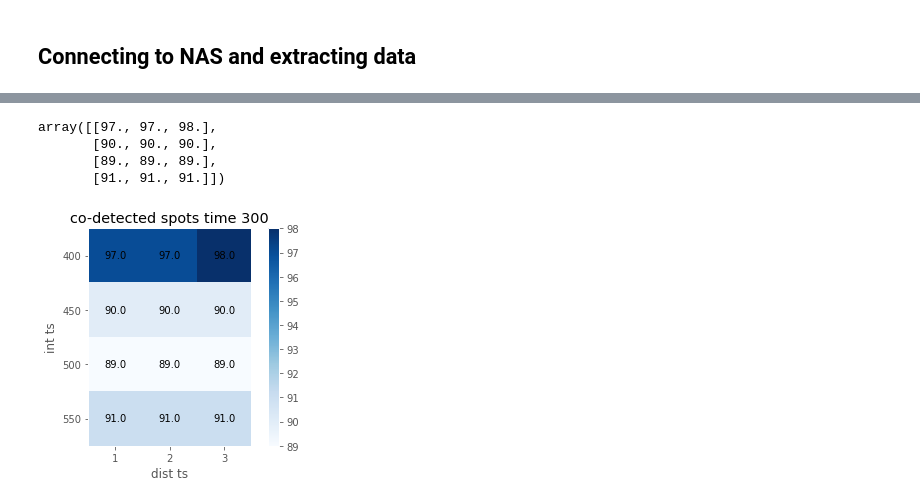
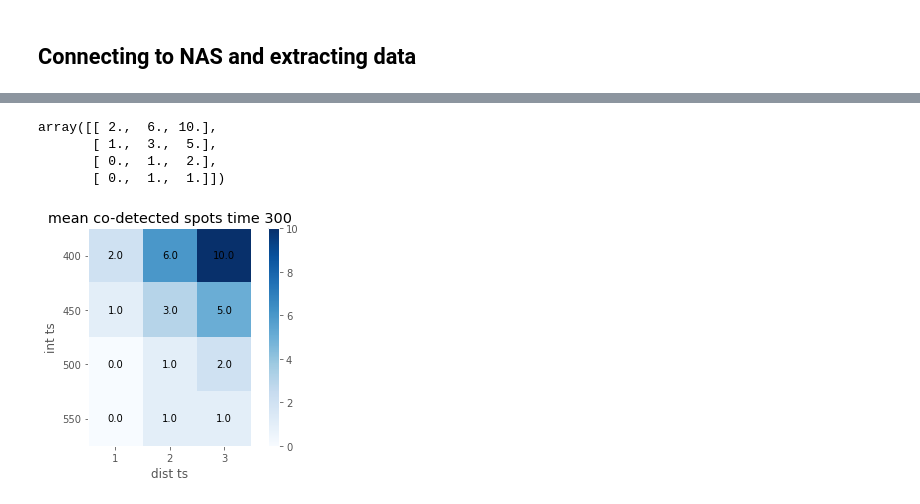
Before and after one commit to MunskyGroup/FISH_Processing, a Jupyter notebook: notebooks/FISH_data_interpretaton_Huy_displaying_data.ipynb, the cells around one changed output, grey strips where cells are left out. Drawn from its saved outputs; the diff is of its cells as text; code cells hidden in the pictures.

```diff
--- a/notebooks/FISH_data_interpretaton_Huy_displaying_data.ipynb
+++ b/notebooks/FISH_data_interpretaton_Huy_displaying_data.ipynb
@@ -135,8 +161,17 @@ plt.show()
 # %%
 matrix_number_spots_tme_18 = np.zeros( (len(list_thresholds_intensity),len(list_thresholds_distance)) )
+matrix_both_by_total_time_18 = np.zeros( (len(list_thresholds_intensity),len(list_thresholds_distance)) )
+
 for int, ts_intensity in enumerate(list_thresholds_intensity):
     for d, ts_distance in enumerate(list_thresholds_distance):
         df_name_loop = 'MS2_CY5_time_18_int_'+str(ts_intensity)+'_dist_'+str(ts_distance)
-        matrix_number_spots_tme_18[int, d] = np.round( dic_dataframes[df_name_loop].values.mean(), 0)
+        matrix_both_by_total_time_18[int, d] =   np.round(
+                                                np.mean (
+                                                np.nan_to_num(
+                                                np.divide( dic_dataframes[df_name_loop]['num_0_1'].values ,  dic_dataframes[df_name_loop]['total'].values)
+                                                )
+                                                )
+                                                ,2)
+        matrix_number_spots_tme_18[int, d] = np.round( dic_dataframes[df_name_loop]['num_0_1'].values.mean(), 0)
 matrix_number_spots_tme_18
 # %% [output]
@@ -163,0 +199,15 @@ plt.show()
+# %%
+fig, ax = plt.subplots(1,1)
+img = ax.imshow(matrix_both_by_total_time_18,cmap='Greens')
+for (j,i),label in np.ndenumerate(matrix_both_by_total_time_18):
+    ax.text(i,j,label,ha='center',va='center')
+ax.set_yticks([0,1,2,3])
+ax.set_xticks([0,1,2])
+ax.set_xticklabels(list_thresholds_distance)
+ax.set_yticklabels(list_thresholds_intensity)
+ax.set_xlabel('dist ts')
+ax.set_ylabel('int ts')
+ax.set_title(r'mean co-detected_div_total at time 18')
+fig.colorbar(img)
+plt.grid(None)
+plt.show()
@@ -164,29 +216,38 @@ plt.show()
 # %%
 matrix_number_spots_tme_300 = np.zeros( (len(list_thresholds_intensity),len(list_thresholds_distance)) )
+matrix_both_by_total_time_300 = np.zeros( (len(list_thresholds_intensity),len(list_thresholds_distance)) )
+
 for int, ts_intensity in enumerate(list_thresholds_intensity):
     for d, ts_distance in enumerate(list_thresholds_distance):
         df_name_loop = 'MS2_CY5_time_300_int_'+str(ts_intensity)+'_dist_'+str(ts_distance)
-        matrix_number_spots_tme_300[int, d] = np.round( dic_dataframes[df_name_loop].values.mean(), 0)
+        matrix_both_by_total_time_18[int, d] =   np.round(
+                                                np.mean (
+                                                np.nan_to_num(
+                                                np.divide( dic_dataframes[df_name_loop]['num_0_1'].values ,  dic_dataframes[df_name_loop]['total'].values)
+                                                )
+                                                )
+                                                ,2)
+        matrix_number_spots_tme_300[int, d] = np.round( dic_dataframes[df_name_loop]['num_0_1'].values.mean(), 0)
 matrix_number_spots_tme_300
 # %% [output]
-array([[97., 97., 98.],
-       [90., 90., 90.],
-       [89., 89., 89.],
-       [91., 91., 91.]])
+array([[ 2.,  6., 10.],
+       [ 1.,  3.,  5.],
+       [ 0.,  1.,  2.],
+       [ 0.,  1.,  1.]])
 # %%
 fig, ax = plt.subplots(1,1)
 img = ax.imshow(matrix_number_spots_tme_300,cmap='Blues')
 for (j,i),label in np.ndenumerate(matrix_number_spots_tme_300):
     ax.text(i,j,label,ha='center',va='center')
 ax.set_yticks([0,1,2,3])
 ax.set_xticks([0,1,2])
 ax.set_xticklabels(list_thresholds_distance)
 ax.set_yticklabels(list_thresholds_intensity)
 ax.set_xlabel('dist ts')
 ax.set_ylabel('int ts')
-ax.set_title('co-detected spots time 300')
+ax.set_title('mean co-detected spots time 300')
 fig.colorbar(img)
 plt.grid(None)
 plt.show()
 # %% [output]
-[figure, old version]
+[figure, new version]
```
Also changed, not shown: parts of 7 cells of this notebook, 2 other files.
